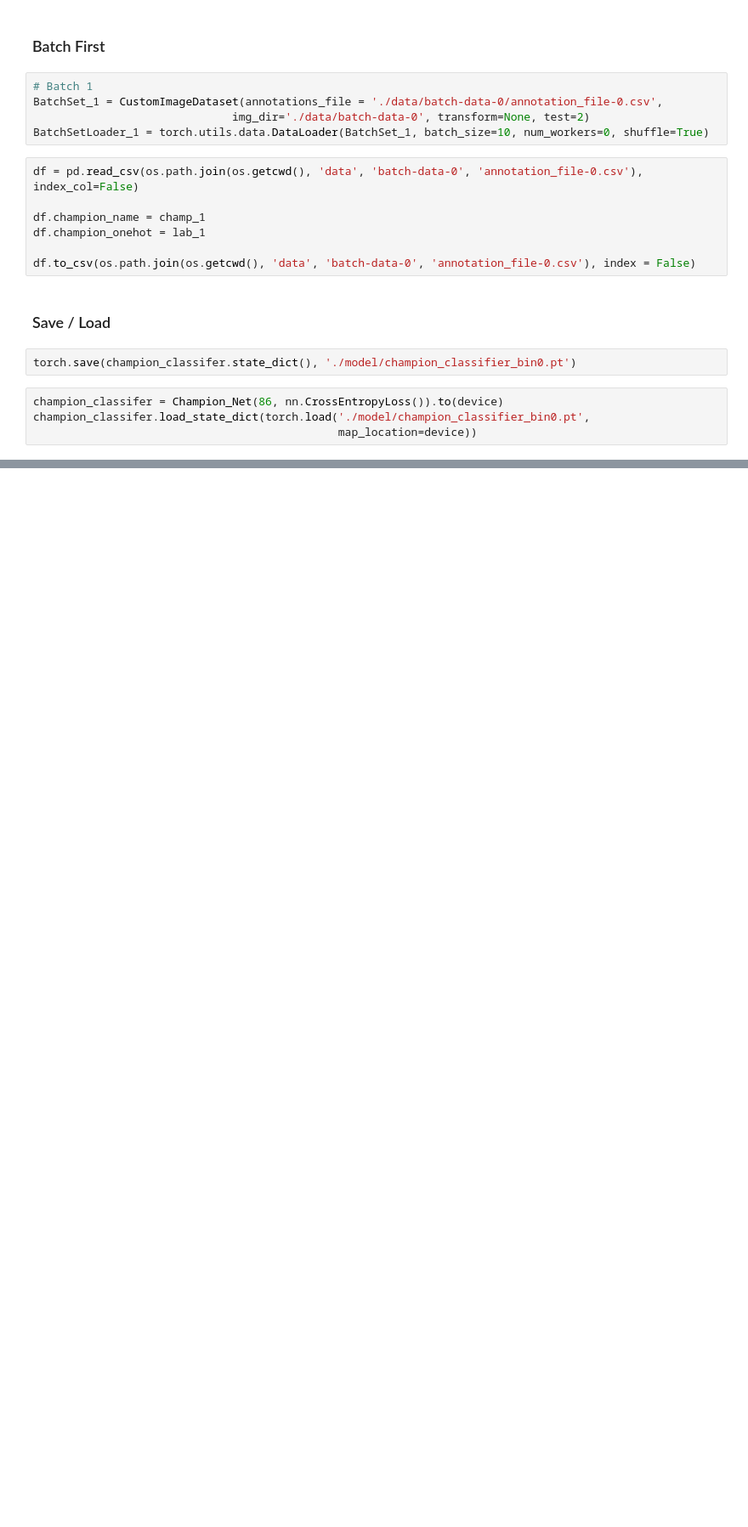
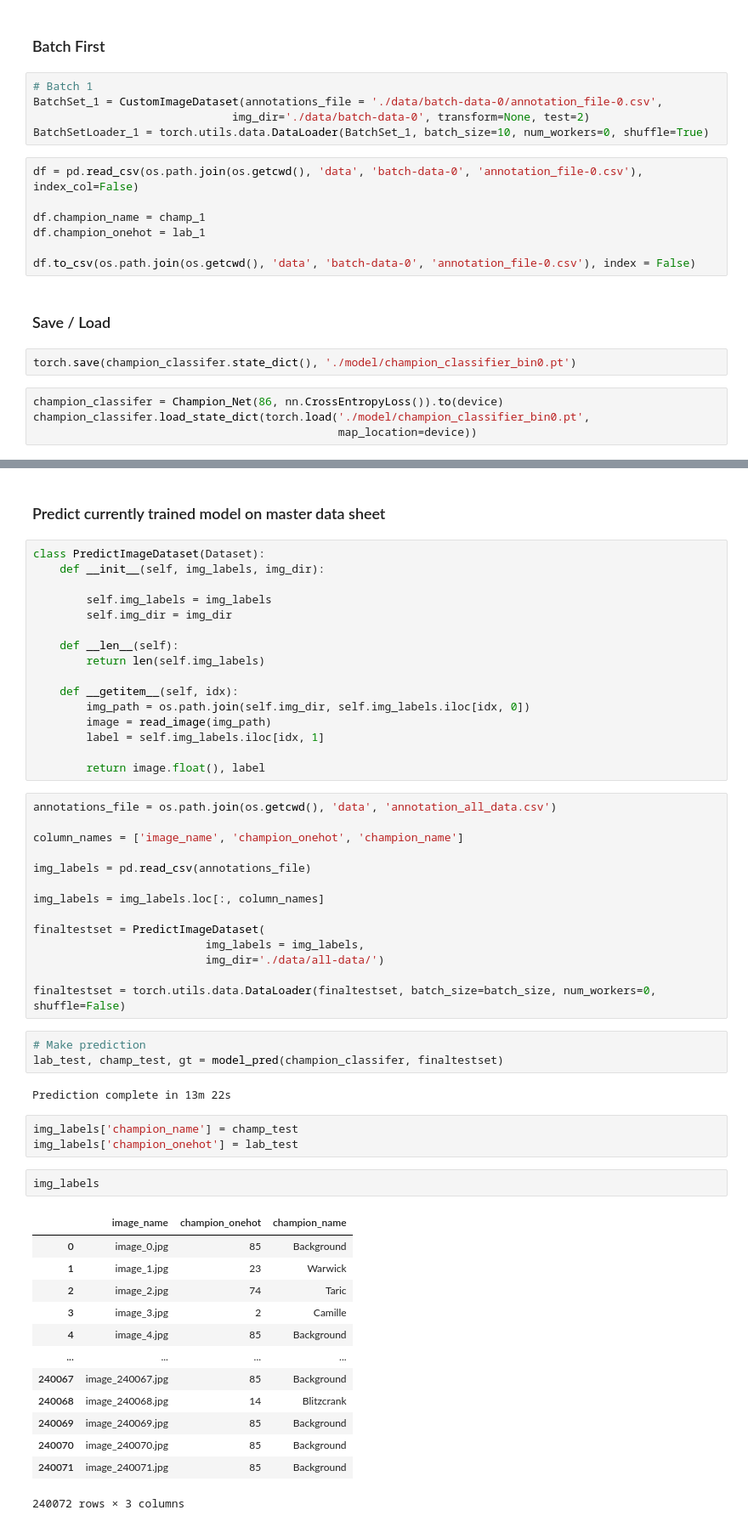
Before and after one commit to JackXu2333/teamfight-tactics-ai, a Jupyter notebook: Champion_Classification.ipynb, the cells around one changed output, grey strips where cells are left out. Shown at 85% size. Drawn from its saved outputs; the diff is of its cells as text; blank space fills up the shorter version.

```diff
--- a/Champion_Classification.ipynb
+++ b/Champion_Classification.ipynb
@@ -436,0 +356,56 @@ testloader = torch.utils.data.DataLoader(testset, batch_size=batch_size, num_wor
+# %% [markdown]
+### Predict currently trained model on master data sheet
+# %%
+class PredictImageDataset(Dataset):
+    def __init__(self, img_labels, img_dir):
+
+        self.img_labels = img_labels
+        self.img_dir = img_dir
+
+    def __len__(self):
+        return len(self.img_labels)
+
+    def __getitem__(self, idx):
+        img_path = os.path.join(self.img_dir, self.img_labels.iloc[idx, 0])
+        image = read_image(img_path)
+        label = self.img_labels.iloc[idx, 1]
+
+        return image.float(), label
+# %%
+annotations_file = os.path.join(os.getcwd(), 'data', 'annotation_all_data.csv')
+
+column_names = ['image_name', 'champion_onehot', 'champion_name']
+
+img_labels = pd.read_csv(annotations_file)
+
+img_labels = img_labels.loc[:, column_names]
+
+finaltestset = PredictImageDataset(
+                          img_labels = img_labels,
+                          img_dir='./data/all-data/')
+
+finaltestset = torch.utils.data.DataLoader(finaltestset, batch_size=batch_size, num_workers=0, shuffle=False)
+# %%
+# Make prediction
+lab_test, champ_test, gt = model_pred(champion_classifer, finaltestset)
+# %% [output]
+Prediction complete in 13m 22s
+# %%
+img_labels['champion_name'] = champ_test
+img_labels['champion_onehot'] = lab_test
+# %%
+img_labels
+# %% [output]
+|  | image_name | champion_onehot | champion_name |
+| 0 | image_0.jpg | 85 | Background |
+| 1 | image_1.jpg | 23 | Warwick |
+| 2 | image_2.jpg | 74 | Taric |
+| 3 | image_3.jpg | 2 | Camille |
+| 4 | image_4.jpg | 85 | Background |
+| ... | ... | ... | ... |
+| 240067 | image_240067.jpg | 85 | Background |
+| 240068 | image_240068.jpg | 14 | Blitzcrank |
+| 240069 | image_240069.jpg | 85 | Background |
+| 240070 | image_240070.jpg | 85 | Background |
+| 240071 | image_240071.jpg | 85 | Background |
+240072 rows × 3 columns
```
Also changed, not shown: parts of 24 cells of this notebook, 2 other files.
